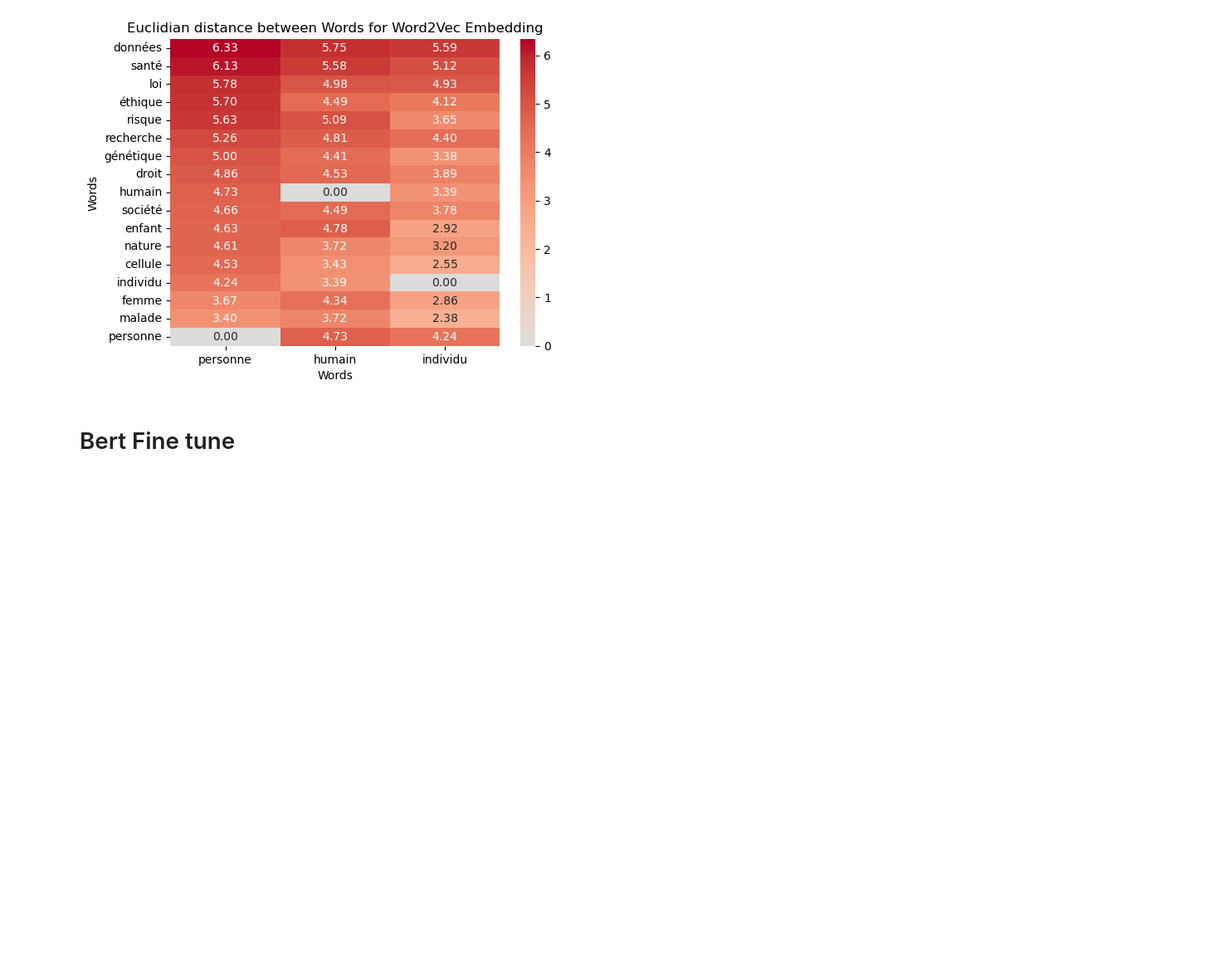
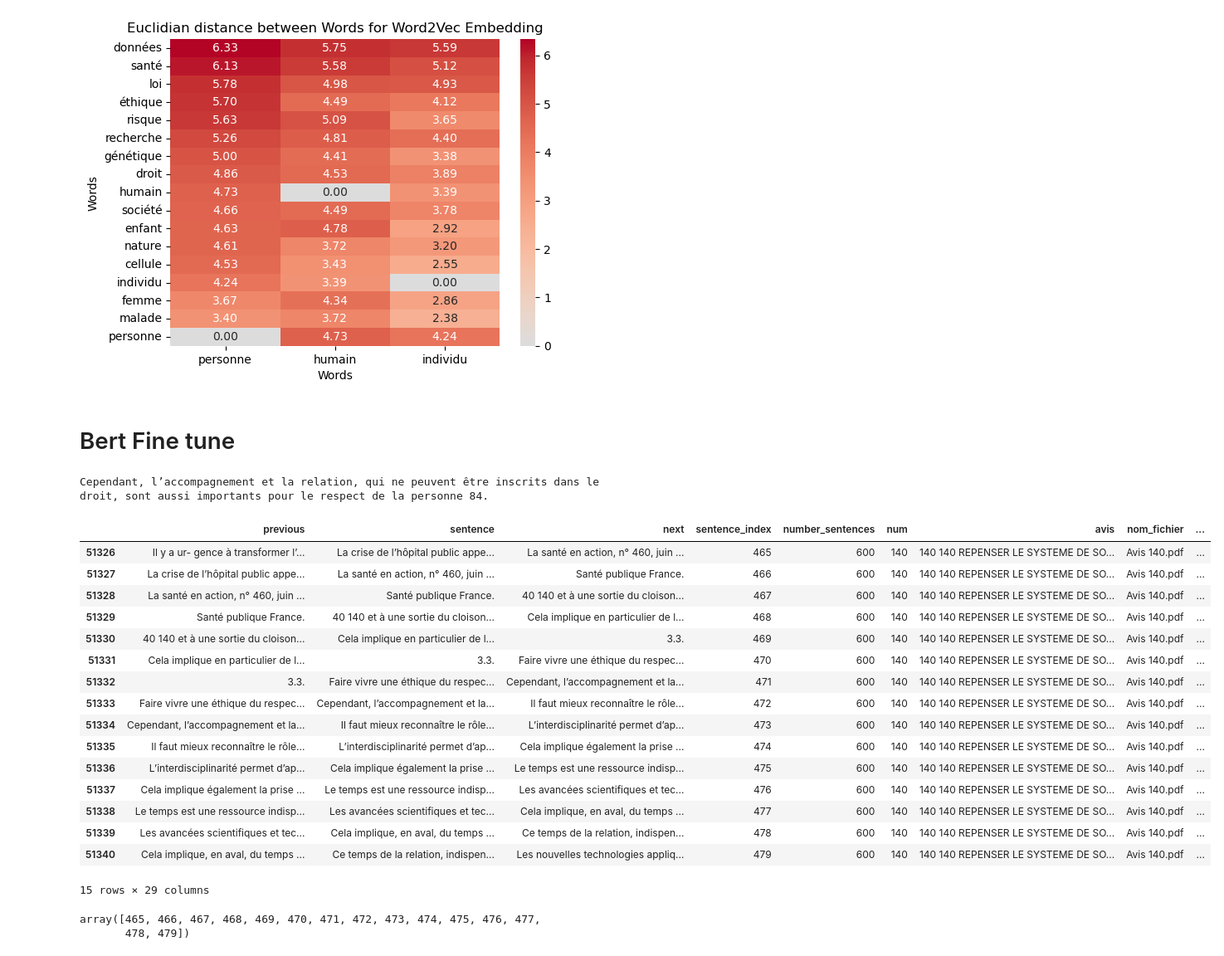
Before and after one commit to LeoMaurice/CCNE, a Jupyter notebook: src/base_sentences_creation.ipynb, the cells around one changed output. Shown at 83% size. Saved outputs shown, nothing was run; the diff lists cells and outputs as text; code cells hidden in the pictures; blank space fills up the shorter version.

Commit message:
ajout footnote et fixer retour ligne, rescrapping en python

```diff
--- a/src/base_sentences_creation.ipynb
+++ b/src/base_sentences_creation.ipynb
@@ -197,3 +197,36 @@ Euclidian distance Matrix:
 [figure]
 # %% [markdown]
 # Bert Fine tune
+# %%
+problem = base_sentences[(base_sentences["num"] == 140) & (base_sentences["sentence_index"] == 472)]["sentence"]
+# Convert sentence object to string
+problem = ' '.join(problem)
+
+print(separate_footnote_numbers(problem))
+# %% [output]
+Cependant, l’accompagnement et la relation, qui ne peuvent être inscrits dans le droit, sont aussi importants pour le respect de la personne 84.
+# %%
+base_sentences[(base_sentences["num"] == 140) & (base_sentences["sentence_index"].isin(np.arange(465,480)))]
+# %% [output]
+|  | previous | sentence | next | sentence_index | number_sentences | num | avis | nom_fichier | ... |
+| 51326 | Il y a ur- gence à transformer l’... | La crise de l’hôpital public appe... | La santé en action, n° 460, juin ... | 465 | 600 | 140 | 140 140 REPENSER LE SYSTEME DE SO... | Avis 140.pdf | ... |
+| 51327 | La crise de l’hôpital public appe... | La santé en action, n° 460, juin ... | Santé publique France. | 466 | 600 | 140 | 140 140 REPENSER LE SYSTEME DE SO... | Avis 140.pdf | ... |
+| 51328 | La santé en action, n° 460, juin ... | Santé publique France. | 40 140 et à une sortie du cloison... | 467 | 600 | 140 | 140 140 REPENSER LE SYSTEME DE SO... | Avis 140.pdf | ... |
+| 51329 | Santé publique France. | 40 140 et à une sortie du cloison... | Cela implique en particulier de l... | 468 | 600 | 140 | 140 140 REPENSER LE SYSTEME DE SO... | Avis 140.pdf | ... |
+| 51330 | 40 140 et à une sortie du cloison... | Cela implique en particulier de l... | 3.3. | 469 | 600 | 140 | 140 140 REPENSER LE SYSTEME DE SO... | Avis 140.pdf | ... |
+| 51331 | Cela implique en particulier de l... | 3.3. | Faire vivre une éthique du respec... | 470 | 600 | 140 | 140 140 REPENSER LE SYSTEME DE SO... | Avis 140.pdf | ... |
+| 51332 | 3.3. | Faire vivre une éthique du respec... | Cependant, l’accompagnement et la... | 471 | 600 | 140 | 140 140 REPENSER LE SYSTEME DE SO... | Avis 140.pdf | ... |
+| 51333 | Faire vivre une éthique du respec... | Cependant, l’accompagnement et la... | Il faut mieux reconnaître le rôle... | 472 | 600 | 140 | 140 140 REPENSER LE SYSTEME DE SO... | Avis 140.pdf | ... |
+| 51334 | Cependant, l’accompagnement et la... | Il faut mieux reconnaître le rôle... | L’interdisciplinarité permet d’ap... | 473 | 600 | 140 | 140 140 REPENSER LE SYSTEME DE SO... | Avis 140.pdf | ... |
+| 51335 | Il faut mieux reconnaître le rôle... | L’interdisciplinarité permet d’ap... | Cela implique également la prise ... | 474 | 600 | 140 | 140 140 REPENSER LE SYSTEME DE SO... | Avis 140.pdf | ... |
+| 51336 | L’interdisciplinarité permet d’ap... | Cela implique également la prise ... | Le temps est une ressource indisp... | 475 | 600 | 140 | 140 140 REPENSER LE SYSTEME DE SO... | Avis 140.pdf | ... |
+| 51337 | Cela implique également la prise ... | Le temps est une ressource indisp... | Les avancées scientifiques et tec... | 476 | 600 | 140 | 140 140 REPENSER LE SYSTEME DE SO... | Avis 140.pdf | ... |
+| 51338 | Le temps est une ressource indisp... | Les avancées scientifiques et tec... | Cela implique, en aval, du temps ... | 477 | 600 | 140 | 140 140 REPENSER LE SYSTEME DE SO... | Avis 140.pdf | ... |
+| 51339 | Les avancées scientifiques et tec... | Cela implique, en aval, du temps ... | Ce temps de la relation, indispen... | 478 | 600 | 140 | 140 140 REPENSER LE SYSTEME DE SO... | Avis 140.pdf | ... |
+| 51340 | Cela implique, en aval, du temps ... | Ce temps de la relation, indispen... | Les nouvelles technologies appliq... | 479 | 600 | 140 | 140 140 REPENSER LE SYSTEME DE SO... | Avis 140.pdf | ... |
+15 rows × 29 columns
+# %%
+np.arange(465,480)
+# %% [output]
+array([465, 466, 467, 468, 469, 470, 471, 472, 473, 474, 475, 476, 477,
+       478, 479])
```
Also changed, not shown: 1 other file.
